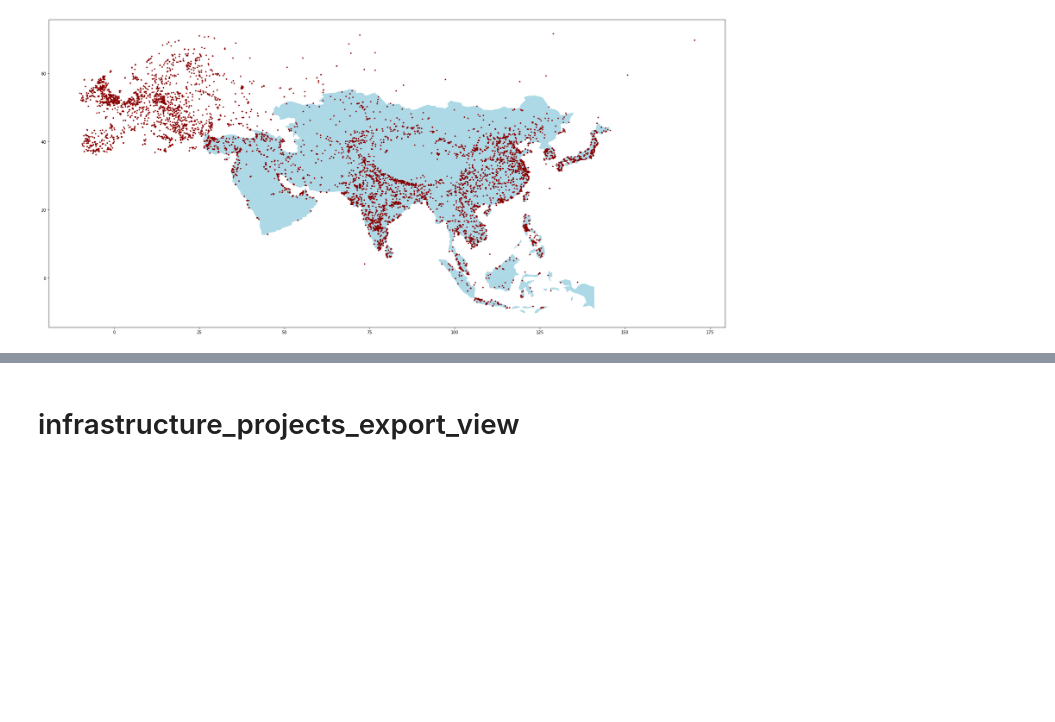
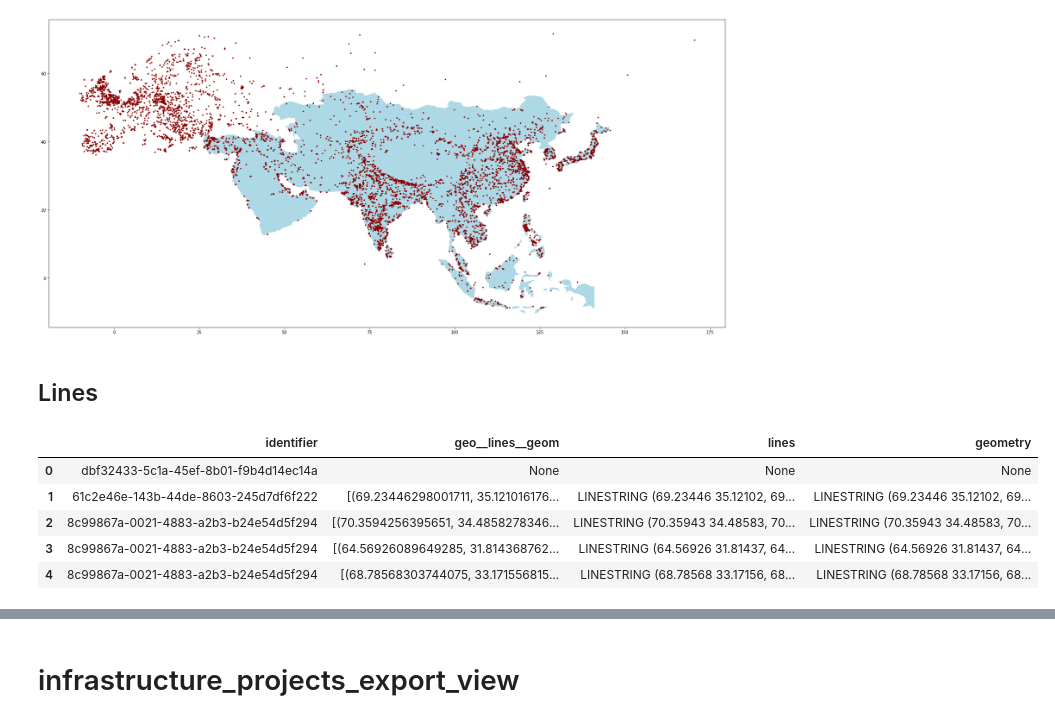
Before and after one commit to CSIS-iLab/new-silk-road, a Jupyter notebook: geodata.ipynb, the cells around one changed output, grey strips where cells are left out. Drawn from its saved outputs; the diff is of its cells as text; code cells hidden in the pictures; blank space fills up the shorter version.

```diff
--- a/geodata.ipynb
+++ b/geodata.ipynb
@@ -69,3 +69,5 @@ base = asia.plot(ax=ax, color='lightblue')
 df.plot(ax=base, color='darkred', marker="*", markersize=10);
 # %% [output]
 [figure]
+# %% [markdown]
+## Lines
@@ -71,0 +76,13 @@ df.plot(ax=base, color='darkred', marker="*", markersize=10);
+# %%
+# convert geo__centroid to Point
+lines["geometry"] = lines['geo__lines__geom'].dropna().apply(LineString)
+# convert to GeoDataFrame using centroid column as geometry
+lines = geopandas.GeoDataFrame(lines, geometry='geometry')
+lines.head()
+# %% [output]
+|  | identifier | geo__lines__geom | lines | geometry |
+| 0 | dbf32433-5c1a-45ef-8b01-f9b4d14ec14a | None | None | None |
+| 1 | 61c2e46e-143b-44de-8603-245d7df6f222 | [(69.23446298001711, 35.121016176... | LINESTRING (69.23446 35.12102, 69... | LINESTRING (69.23446 35.12102, 69... |
+| 2 | 8c99867a-0021-4883-a2b3-b24e54d5f294 | [(70.3594256395651, 34.4858278346... | LINESTRING (70.35943 34.48583, 70... | LINESTRING (70.35943 34.48583, 70... |
+| 3 | 8c99867a-0021-4883-a2b3-b24e54d5f294 | [(64.56926089649285, 31.814368762... | LINESTRING (64.56926 31.81437, 64... | LINESTRING (64.56926 31.81437, 64... |
+| 4 | 8c99867a-0021-4883-a2b3-b24e54d5f294 | [(68.78568303744075, 33.171556815... | LINESTRING (68.78568 33.17156, 68... | LINESTRING (68.78568 33.17156, 68... |
```
Also changed, not shown: parts of 8 cells of this notebook.
